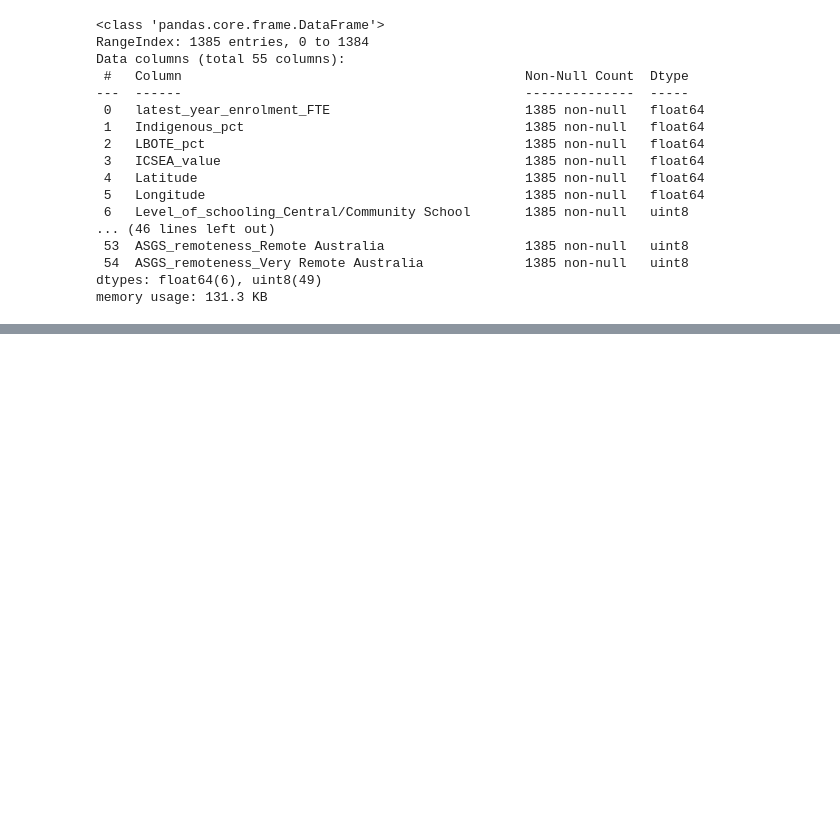
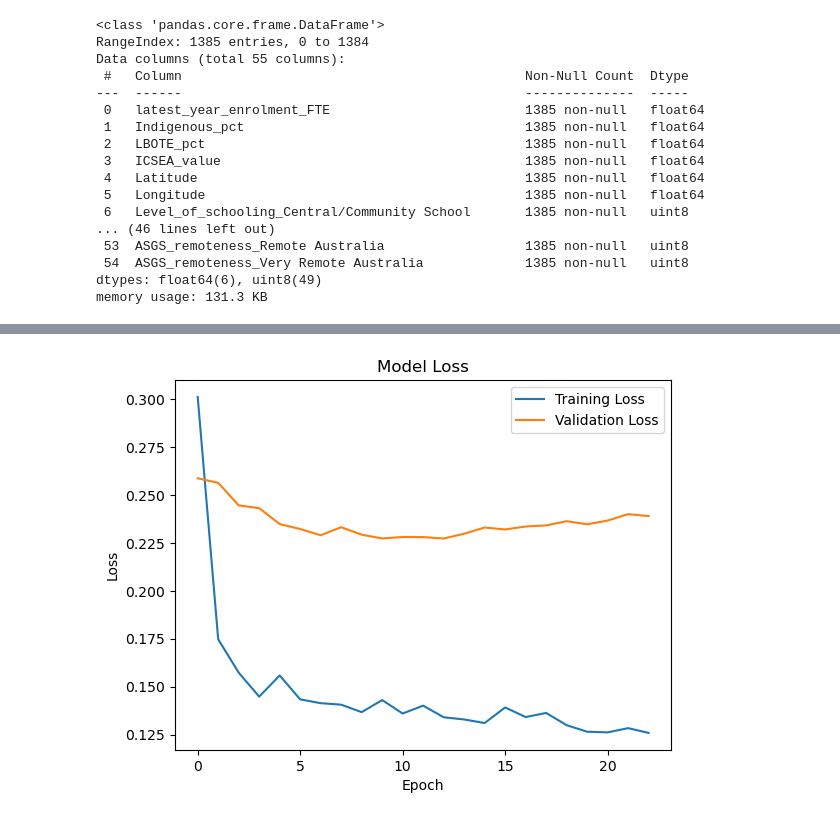
Before and after one commit to rizwankarimrafat/assignment-2-pa-23-group-10, a Jupyter notebook: assignment2.ipynb, the cells around one changed output, grey strips where cells are left out. Cells and saved outputs as stored; diff of their text form; code cells hidden in the pictures; blank space fills up the shorter version.

```diff
--- a/assignment2.ipynb
+++ b/assignment2.ipynb
@@ -221,0 +224,21 @@ Test Accuracy: 0.9422382712364197
+# %%
+model = keras.Sequential([
+    keras.layers.Dense(128, activation='relu', input_shape=(X_train.shape[1],)),
+    keras.layers.Dropout(0.5),  # Dropout for regularization
+    keras.layers.Dense(64, activation='relu'),
+    keras.layers.Dropout(0.5),  # Dropout for regularization
+    keras.layers.Dense(1, activation='sigmoid')
+])
+# %%
+optimizer = keras.optimizers.Adam(learning_rate=0.001)
+model.compile(optimizer=optimizer, loss='binary_crossentropy', metrics=['accuracy'])
+# %%
+early_stopping = keras.callbacks.EarlyStopping(monitor='val_loss', patience=10, restore_best_weights=True)
+# %%
+history = model.fit(
+    X_train, y_train,
+    epochs=100,  # Adjust the number of epochs as needed
+    batch_size=32,
+    validation_data=(X_test, y_test),
+    callbacks=[early_stopping]
+)
@@ -221,0 +271,12 @@ Test Accuracy: 0.9422382712364197
+# %%
+import matplotlib.pyplot as plt
+
+plt.plot(history.history['loss'], label='Training Loss')
+plt.plot(history.history['val_loss'], label='Validation Loss')
+plt.title('Model Loss')
+plt.xlabel('Epoch')
+plt.ylabel('Loss')
+plt.legend()
+plt.show()
+# %% [output]
+[figure, added]
```
Also changed, not shown: parts of 14 cells of this notebook.
